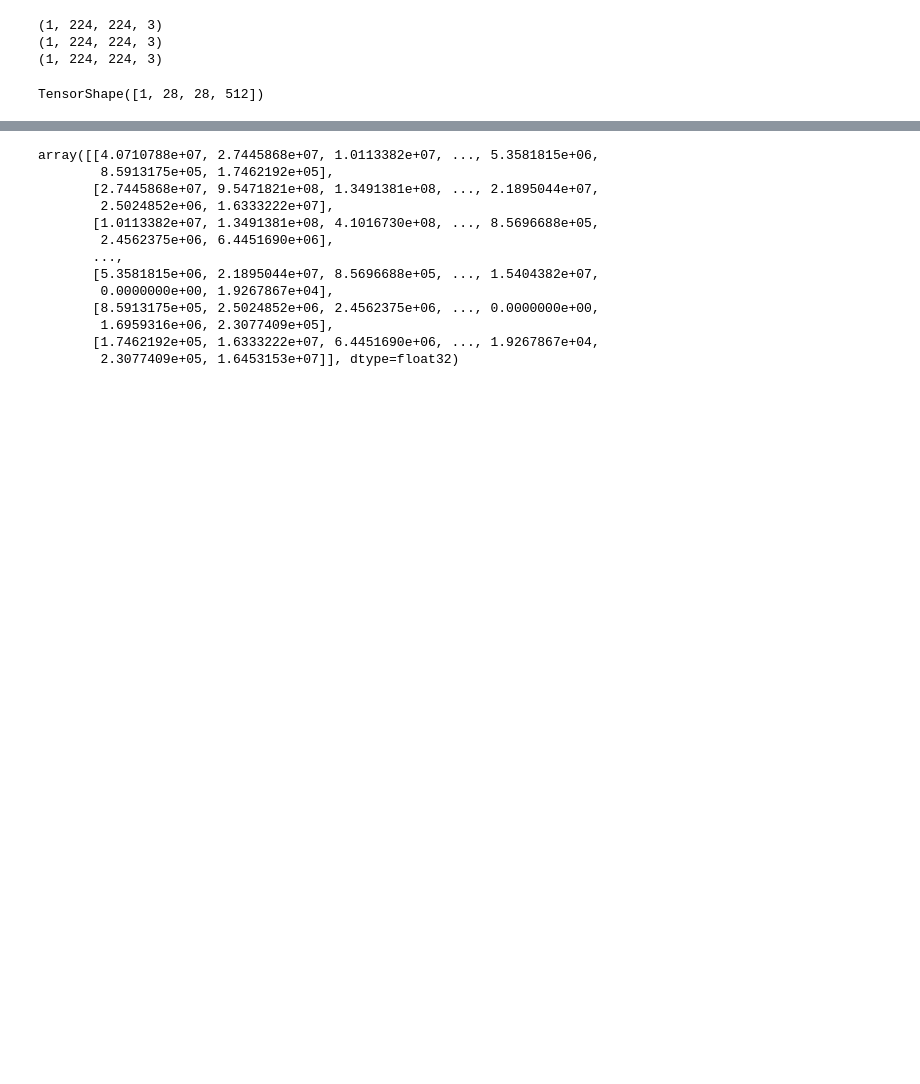
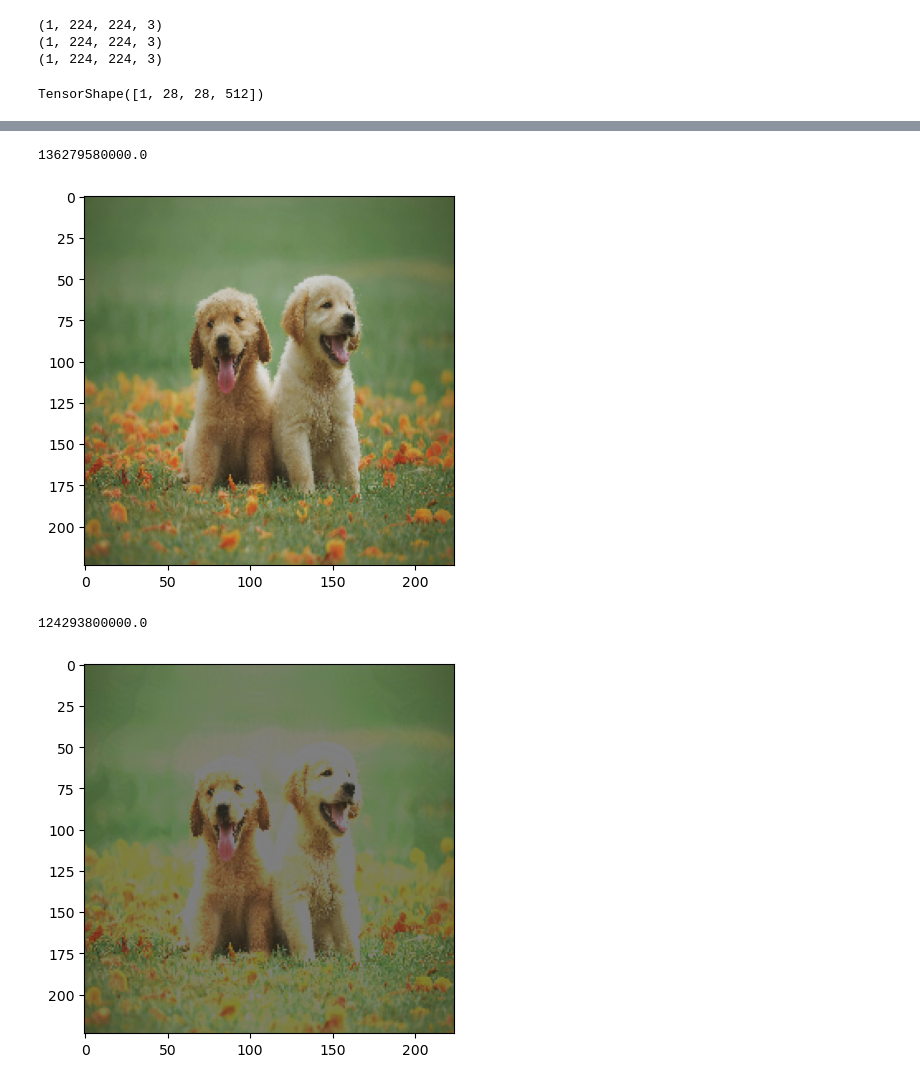
Before and after one commit to GarvThakral/NeuralStyleTransfer, a Jupyter notebook: NeuralStyleTransfer.ipynb, the cells around one changed output, grey strips where cells are left out. Cells and saved outputs as stored; diff of their text form; code cells hidden in the pictures; blank space fills up the shorter version.

```diff
--- a/NeuralStyleTransfer.ipynb
+++ b/NeuralStyleTransfer.ipynb
@@ -157,6 +177,7 @@ print(contentImg.shape)
 # %%
 a_s = submodeldeep(styleImg)
 a_g = submodeldeep(generatedImg)
+a_c = submodeldeep(contentImg)
 a_s.shape
 # %% [output]
 TensorShape([1, 28, 28, 512])
@@ -176,10 +197,9 @@ grahm_matrix_as , grahm_matrix_ag = grahm_matrices(a_s,a_g)
 # %%
 def grahm_matrices_vectorized(a_a):
     b , i , j , k =  a_a.shape[0] , a_a.shape[1] , a_a.shape[2] , a_a.shape[3]
-    grahm_matrix = tf.zeros(k,k)
+    grahm_matrix = tf.zeros([b,k,k])
     X = tf.reshape(a_a , (b,i*j,k))
-    grahm_matrix = np.dot(X[0,:,:].T,X[0,:,:])
+    grahm_matrix= tf.matmul(X,X,transpose_a = True)
     return grahm_matrix
 grahm_matrix_as_vec  = grahm_matrices_vectorized(a_s)
 grahm_matrix_ag_vec = grahm_matrices_vectorized(a_g)
-print(grahm_matrix_as_vec)
@@ -200,16 +205,0 @@ print(grahm_matrix_as_vec)
-# %%
-grahm_matrix_as.numpy()
-# %% [output]
-array([[4.0710788e+07, 2.7445868e+07, 1.0113382e+07, ..., 5.3581815e+06,
-        8.5913175e+05, 1.7462192e+05],
-       [2.7445868e+07, 9.5471821e+08, 1.3491381e+08, ..., 2.1895044e+07,
-        2.5024852e+06, 1.6333222e+07],
-       [1.0113382e+07, 1.3491381e+08, 4.1016730e+08, ..., 8.5696688e+05,
-        2.4562375e+06, 6.4451690e+06],
-       ...,
-       [5.3581815e+06, 2.1895044e+07, 8.5696688e+05, ..., 1.5404382e+07,
-        0.0000000e+00, 1.9267867e+04],
-       [8.5913175e+05, 2.5024852e+06, 2.4562375e+06, ..., 0.0000000e+00,
-        1.6959316e+06, 2.3077409e+05],
-       [1.7462192e+05, 1.6333222e+07, 6.4451690e+06, ..., 1.9267867e+04,
-        2.3077409e+05, 1.6453153e+07]], dtype=float32)
@@ -215,0 +223,46 @@ array([[4.0710788e+07, 2.7445868e+07, 1.0113382e+07, ..., 5.3581815e+06,
+# %%
+img1 = load_img("style.jpg" , target_size = (224,224))
+img2 = load_img("content.jpg" , target_size = (224,224))
+img1 = tf.expand_dims(img1,axis = 0)
+img1 = tf.constant(img1)
+styleImg = tf.keras.applications.vgg19.preprocess_input(img1)
+img2 = tf.expand_dims(img2,axis = 0)
+img2 = tf.constant(img2)
+contentImg = tf.keras.applications.vgg19.preprocess_input(img2)
+# generatedImg = tf.Variable(tf.random.normal(styleImg.shape),trainable = True)
+generatedImg = tf.Variable(tf.cast(img2, tf.float32), trainable=True)
+# %%
+optimizer = tf.keras.optimizers.Adam(learning_rate=0.01)
+
+for i in range(20000):
+    with tf.GradientTape() as tape:
+        a_c = submodeldeep(contentImg)
+        a_s = submodeldeep(styleImg)
+        a_g = submodeldeep(generatedImg)
+        loss = total_loss(a_c,a_s,a_g)
+        if i%100 == 0:
+            print(loss.numpy())
+            plt.imshow(generatedImg[0]/255)
+            plt.show()
+            tf.keras.utils.save_img(
+                './save_here', generatedImg[0], file_format='jpeg', scale=True,
+            )
+            # G_s = grahm_matrices_vectorized(a_s)
+            # G_g = grahm_matrices_vectorized(a_g)
+            # style_loss = style_cost(G_s, G_g, a_s)
+            # content_loss = content_cost(a_c, a_g)
+
+            # print(f"Iteration {i}:")
+            # print(f"  Content loss: {content_loss.numpy():.2e}")
+            # print(f"  Style loss: {style_loss.numpy():.2e}")
+            # print(f"  Total loss: {loss.numpy():.2e}")
+            # print(f"  Generated img range: [{tf.reduce_min(generatedImg).numpy():.2f}, {tf.reduce_max(generatedImg).numpy():.2f}]")
+        grads = tape.gradient(loss,generatedImg)
+        grads = tf.clip_by_value(grads, -1., 1.)
+        optimizer.apply_gradients([(grads, generatedImg)])
+        generatedImg.assign(tf.clip_by_value(generatedImg, -127.5, 127.5))
+# %% [output]
+136279580000.0
+[figure, added]
+124293800000.0
+[figure, added]
```
Also changed, not shown: parts of 10 cells of this notebook.
